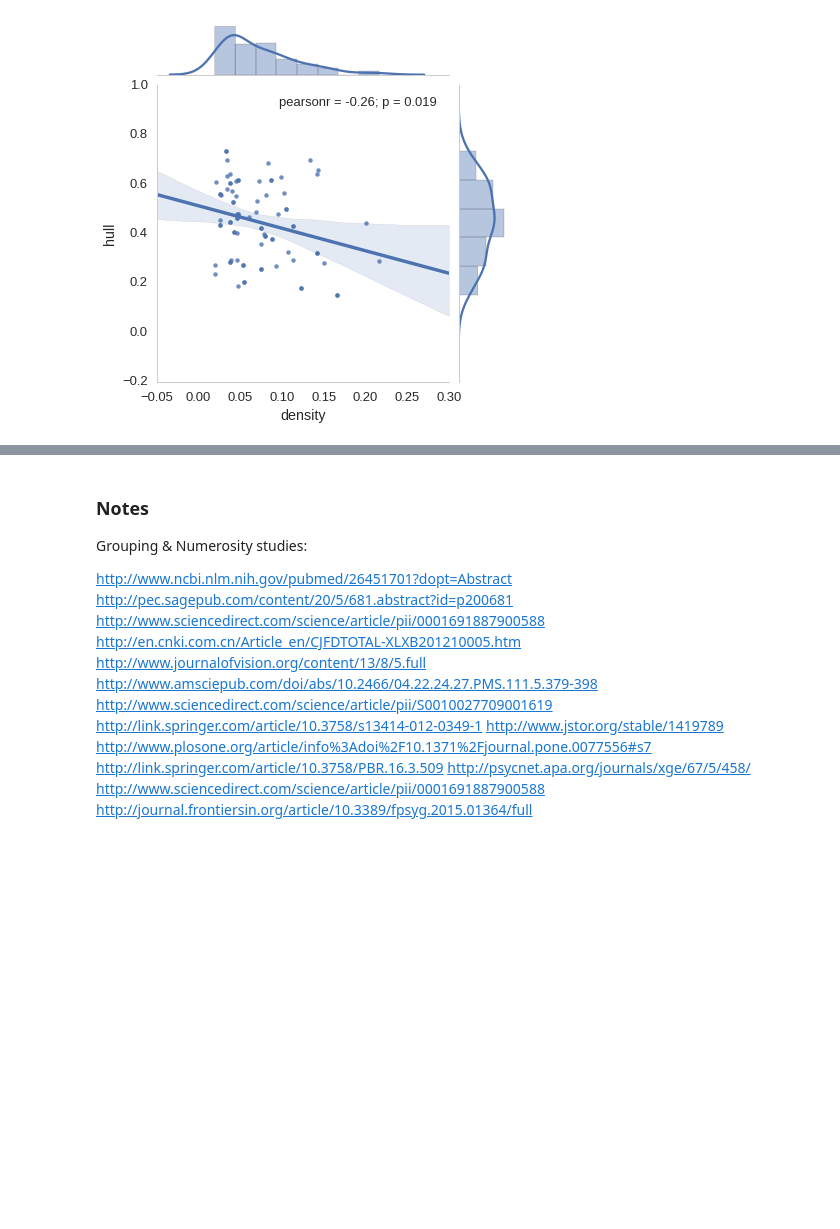
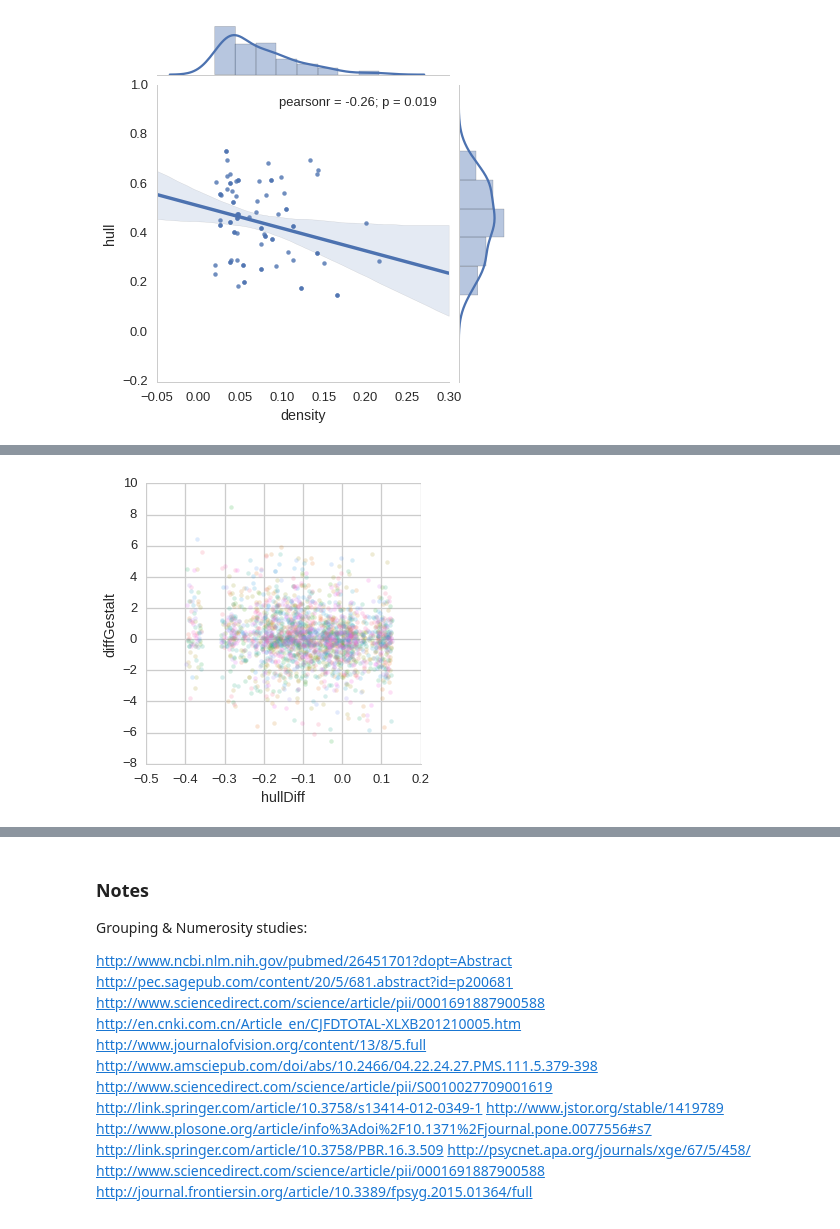
Before and after one commit to hoenir/GestaltAppreciation, a Jupyter notebook: analysis/AppreciationNumerosity.ipynb, the cells around one changed output, grey strips where cells are left out. Drawn from its saved outputs; the diff is of its cells as text; code cells hidden in the pictures; blank space fills up the shorter version.

```diff
--- a/analysis/AppreciationNumerosity.ipynb
+++ b/analysis/AppreciationNumerosity.ipynb
@@ -798,0 +832,5 @@ sns.jointplot(x="density", y="hull", data=dfmerged, kind="reg")
+# %%
+sns.lmplot(x="hullDiff", y="diffGestalt", hue="participant", units="participant",
+           y_jitter=0.5, x_jitter=0.02, data=andf, ci=False, fit_reg=False, legend=False, scatter_kws={'alpha':0.2}, line_kws={'alpha':0.2});
+# %% [output]
+[figure, added]
```
Also changed, not shown: parts of 42 cells of this notebook, 3 other files.
